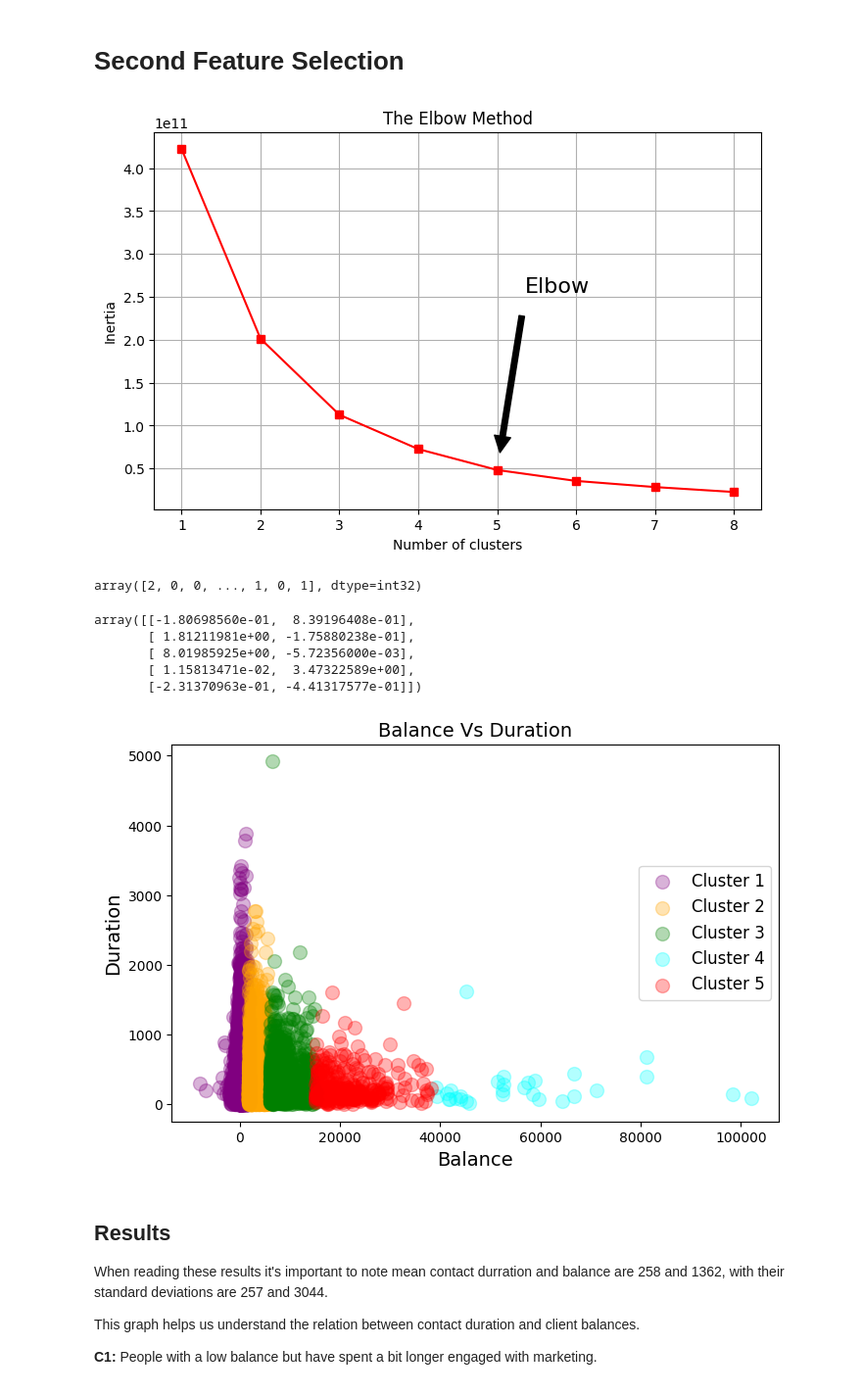
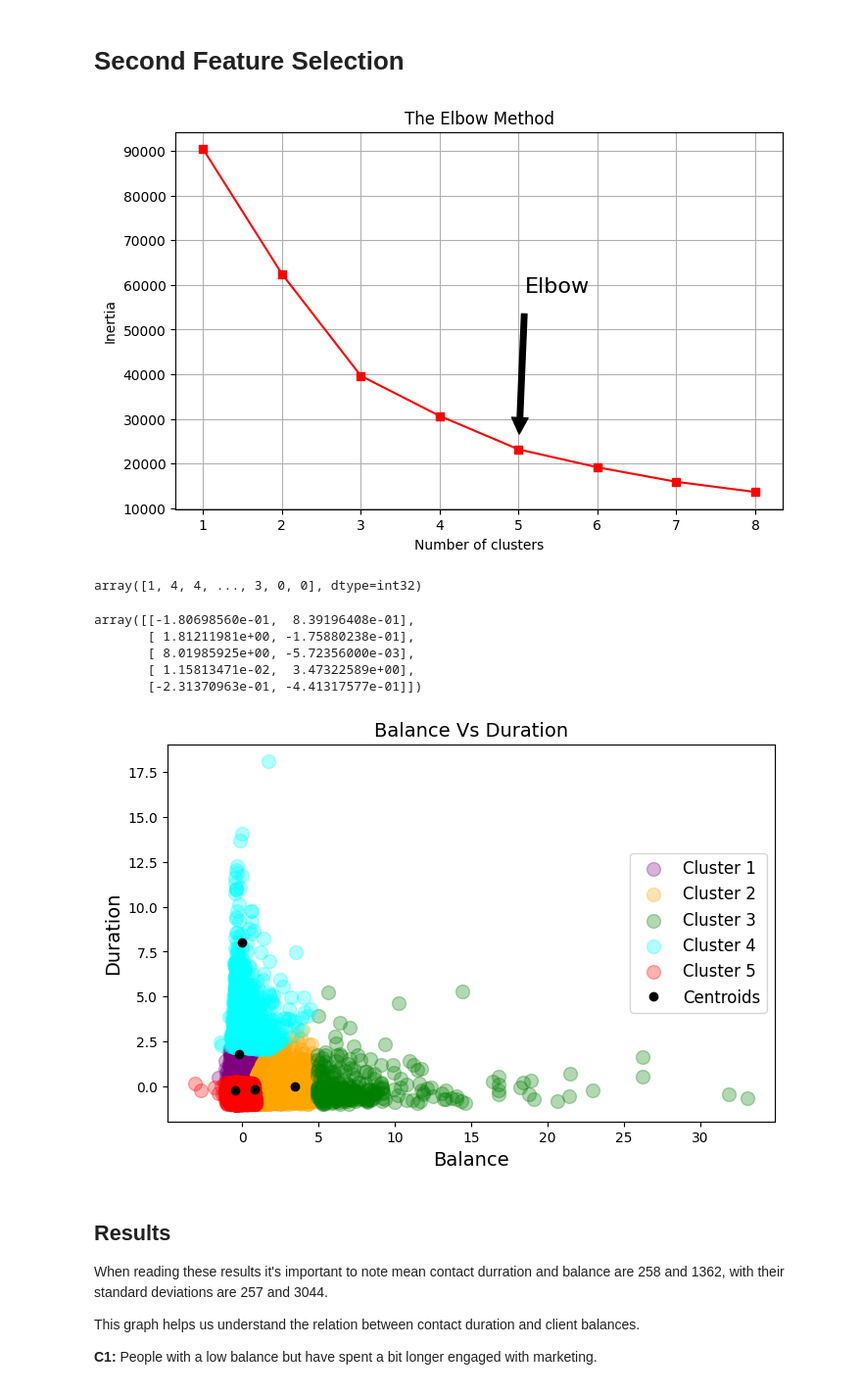
Before and after one commit to thaladikary/ml-assignment-1, a Jupyter notebook: Assignment1.ipynb, the cells around one changed output. Shown: that part at 98% size. Cells and saved outputs as stored; diff of their text form; code cells hidden in the pictures.

```diff
--- a/Assignment1.ipynb
+++ b/Assignment1.ipynb
@@ -590,8 +590,8 @@ clean_df.replace(['yes', 'no'],[1, 0], inplace=True)
 # %%
 categorical_cols = ['Balance', 'ContactDuration']
 X = clean_df.loc[:, categorical_cols].values
-#scaler = StandardScaler().fit(X)
-#X = scaler.transform(X)
+scaler = StandardScaler().fit(X)
+X = scaler.transform(X)
 # %%
 kmeans_per_k = [KMeans(n_clusters=k, n_init=10, random_state=42).fit(X) for k in range(1,9)]
 inertias = [model.inertia_ for model in kmeans_per_k]
@@ -611,13 +611,14 @@ plt.ylabel('Inertia')
 plt.grid(True)
 plt.show()
 # %% [output]
-[figure, old version]
+[figure, new version]
 # %%
-kmeans = KMeans(n_clusters=5, n_init=10, random_state=42)
+k=5
+kmeans = KMeans(n_clusters=k, n_init=10, random_state=42)
 y_pred = kmeans.fit_predict(X)
 y_pred
 # %% [output]
-array([2, 0, 0, ..., 1, 0, 1], dtype=int32)
+array([1, 4, 4, ..., 3, 0, 0], dtype=int32)
 # %%
 kmeans.cluster_centers_
 # %% [output]
@@ -629,22 +630,21 @@ array([[-1.80698560e-01,  8.39196408e-01],
 # %%
 plt.figure(figsize=(8, 5))
 plt.scatter(X[y_pred == 0, 0], X[y_pred == 0, 1], s=100, c='purple', marker='o', label='Cluster 1', alpha=0.3)
 plt.scatter(X[y_pred == 1, 0], X[y_pred == 1, 1], s=100, c='orange', marker='o', label='Cluster 2', alpha=0.3)
 plt.scatter(X[y_pred == 2, 0], X[y_pred == 2, 1], s=100, c='green', marker='o', label='Cluster 3', alpha=0.3)
 plt.scatter(X[y_pred == 3, 0], X[y_pred == 3, 1], s=100, c='cyan', marker='o', label='Cluster 4', alpha=0.3)
 plt.scatter(X[y_pred == 4, 0], X[y_pred == 4, 1], s=100, c='red', marker='o',  label='Cluster 5', alpha=0.3)
 
-# Plot the centroids
-#plt.scatter(kmeans.cluster_centers_[:, 0], kmeans.cluster_centers_[:, 1], s=300, c='Black', marker ='*', label='Centroids')
+plt.plot(kmeans.cluster_centers_[:, 1], kmeans.cluster_centers_[:, 0], "ko", label="Centroids", alpha=1, ms=6)
 
 plt.title('Balance Vs Duration' , fontsize=14)
 plt.xlabel('Balance' , fontsize=14)
 plt.ylabel('Duration' , fontsize=14)
 #plt.grid('true')
 plt.legend(loc ="center right", fontsize=12 )
 plt.show()
 # %% [output]
-[figure, old version]
+[figure, new version]
 # %% [markdown]
 ## Results
 
```
